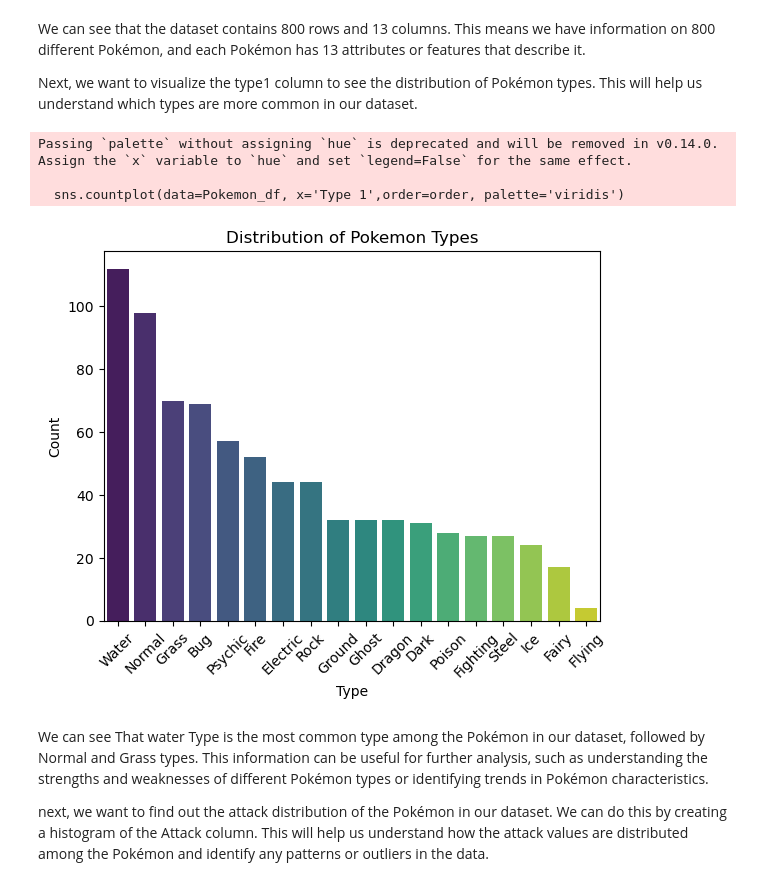
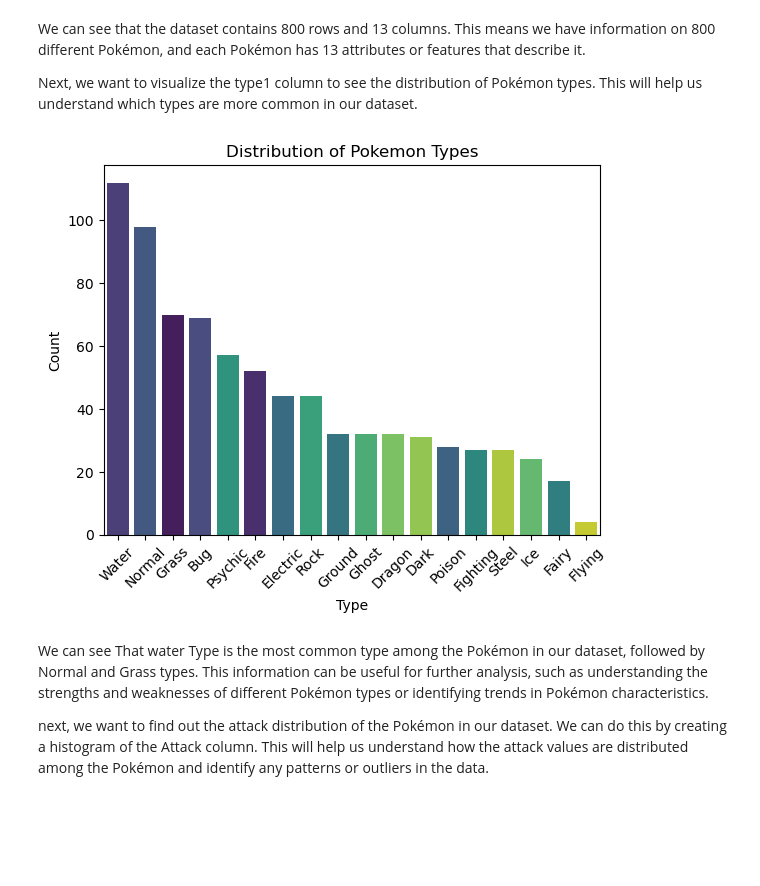
Before and after one commit to AbirpandA/pokemon_da, a Jupyter notebook: pokemon.ipynb, the cells around one changed output. Saved outputs shown, nothing was run; the diff lists cells and outputs as text; code cells hidden in the pictures; blank space fills up the shorter version.

```diff
--- a/pokemon.ipynb
+++ b/pokemon.ipynb
@@ -37,17 +37,14 @@ Next, we want to visualize the type1 column to see the distribution of Pokémon
 # %%
 plt.Figure(figsize=(12,5))
 order = Pokemon_df['Type 1'].value_counts().index
-sns.countplot(data=Pokemon_df, x='Type 1',order=order, palette='viridis')
+sns.countplot(data=Pokemon_df, x='Type 1',order=order,hue='Type 1' ,palette='viridis')
 plt.title('Distribution of Pokemon Types')
 plt.xlabel('Type')
 plt.ylabel('Count')
 plt.xticks(rotation=45)
 plt.show()
 # %% [output]
-Passing `palette` without assigning `hue` is deprecated and will be removed in v0.14.0. Assign the `x` variable to `hue` and set `legend=False` for the same effect.
-
-  sns.countplot(data=Pokemon_df, x='Type 1',order=order, palette='viridis')
-[figure, old version]
+[figure, new version]
 # %% [markdown]
 We can see That water Type is the most common type among the Pokémon in our dataset, followed by Normal and Grass types. This information can be useful for further analysis, such as understanding the strengths and weaknesses of different Pokémon types or identifying trends in Pokémon characteristics.
 
```
Also changed, not shown: parts of 5 cells of this notebook, 1 other file.
